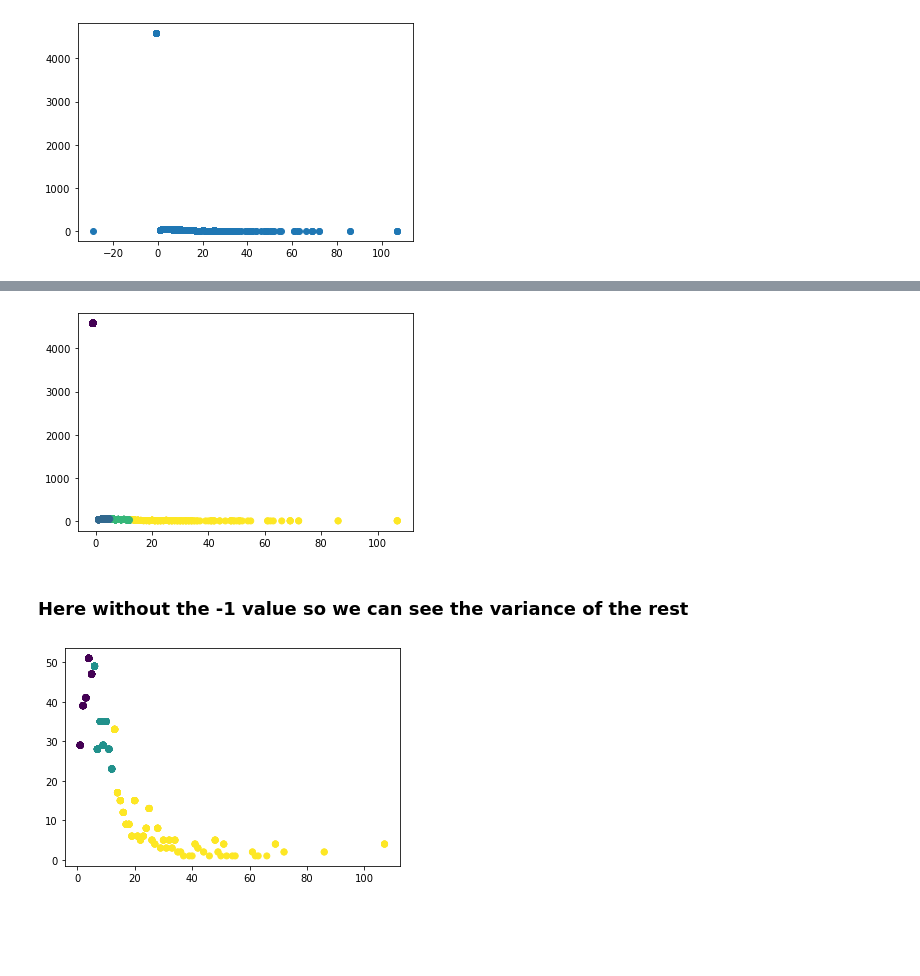
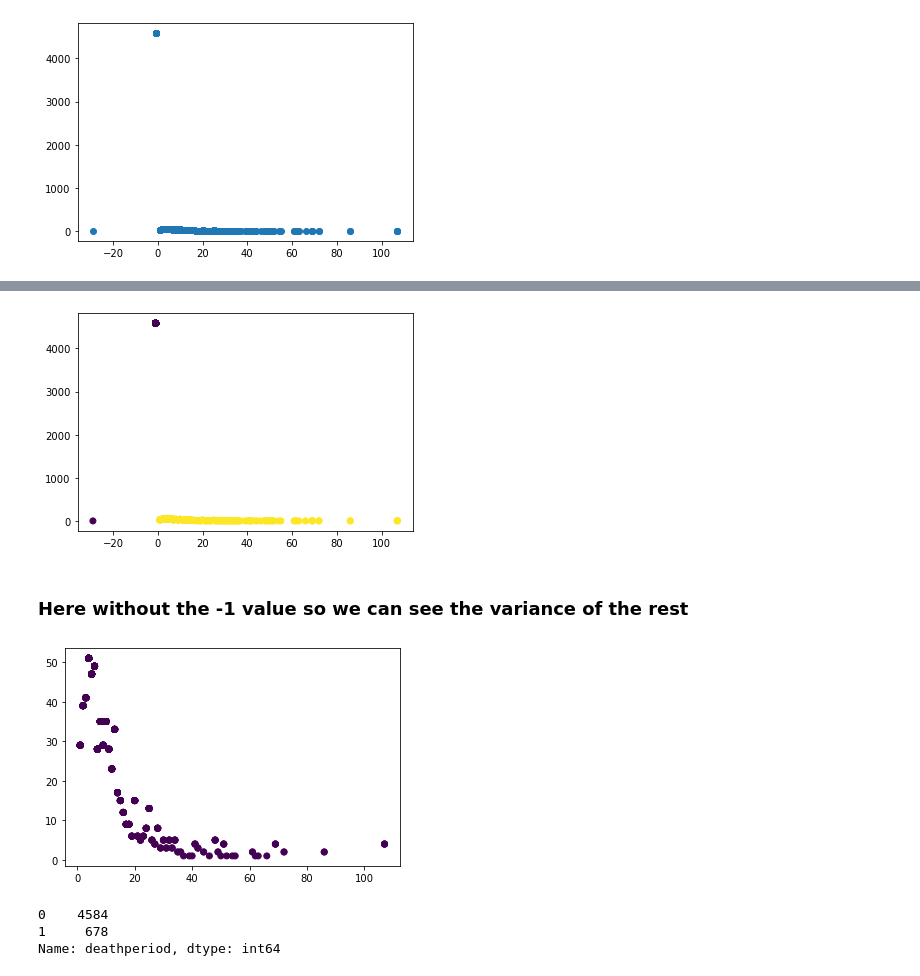
Before and after one commit to BenMarkFrost/LEN_Individual_Project, a Jupyter notebook: Static/staticCategorisation.ipynb, the cells around one changed output, grey strips where cells are left out. Cells and saved outputs as stored; diff of their text form; code cells hidden in the pictures; blank space fills up the shorter version.

```diff
--- a/Static/staticCategorisation.ipynb
+++ b/Static/staticCategorisation.ipynb
@@ -278,4 +293,4 @@ plt.show()
 # %% [output]
 [figure]
 # %%
-targetDF['deathperiod'] = targetDF['deathperiod'].apply(lambda x: x if x > -1 else -1)
+targetCategorisedDF = targetDF['deathperiod'].apply(lambda x: 1 if x > -1 else 0)
@@ -293,11 +323,11 @@ targetNoDeathDF.shape
 # %%
-bins = 3
+# bins = 3
 
-est = KBinsDiscretizer(n_bins=bins, encode='ordinal', strategy='quantile')
-targetCategorisedDF = pd.DataFrame(data=est.fit_transform(targetDiedDF), columns=['deathperiod'])
+# est = KBinsDiscretizer(n_bins=bins, encode='ordinal', strategy='quantile')
+# targetCategorisedDF = pd.DataFrame(data=est.fit_transform(targetDiedDF), columns=['deathperiod'])
 
-targetCategorisedDF['deathperiod'] = targetCategorisedDF['deathperiod'].apply(lambda x: x + 1)
+# targetCategorisedDF['deathperiod'] = targetCategorisedDF['deathperiod'].apply(lambda x: x + 1)
 
-targetCategorisedDF.set_index(targetDiedDF.index, inplace=True)
+# targetCategorisedDF.set_index(targetDiedDF.index, inplace=True)
 
-targetCategorisedDF.head()
+# targetCategorisedDF.head()
@@ -344,15 +358,21 @@ Name: deathperiod, Length: 5262, dtype: int64
 # %%
-plt.scatter(targetDF['deathperiod'], targetDF['deathperiod'].map(targetDF['deathperiod'].value_counts()), c=newTargetDF)
+plt.scatter(targetDF['deathperiod'], targetDF['deathperiod'].map(targetDF['deathperiod'].value_counts()), c=targetCategorisedDF)
 plt.show()
 # %% [output]
-[figure, old version]
+[figure, new version]
 # %% [markdown]
 ### Here without the -1 value so we can see the variance of the rest
 # %%
 tempDF = targetDF[targetDF['deathperiod'] > -1]
 
-plt.scatter(tempDF['deathperiod'], tempDF['deathperiod'].map(tempDF['deathperiod'].value_counts()), c=newTargetDF[newTargetDF> 0])
+plt.scatter(tempDF['deathperiod'], tempDF['deathperiod'].map(tempDF['deathperiod'].value_counts()), c=targetCategorisedDF[targetCategorisedDF> 0])
 plt.show()
 # %% [output]
-[figure, old version]
+[figure, new version]
+# %%
+targetCategorisedDF.value_counts()
+# %% [output]
+0    4584
+1     678
+Name: deathperiod, dtype: int64
 # %%
```
Also changed, not shown: parts of 20 cells of this notebook, 4 other files.
